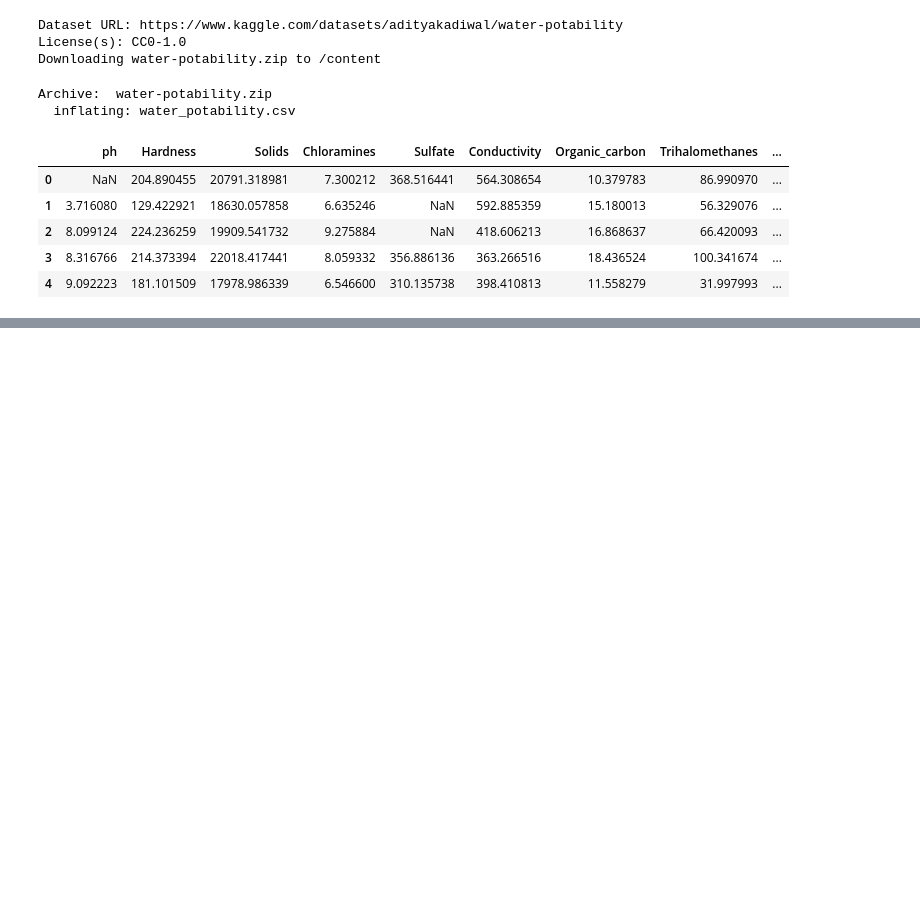
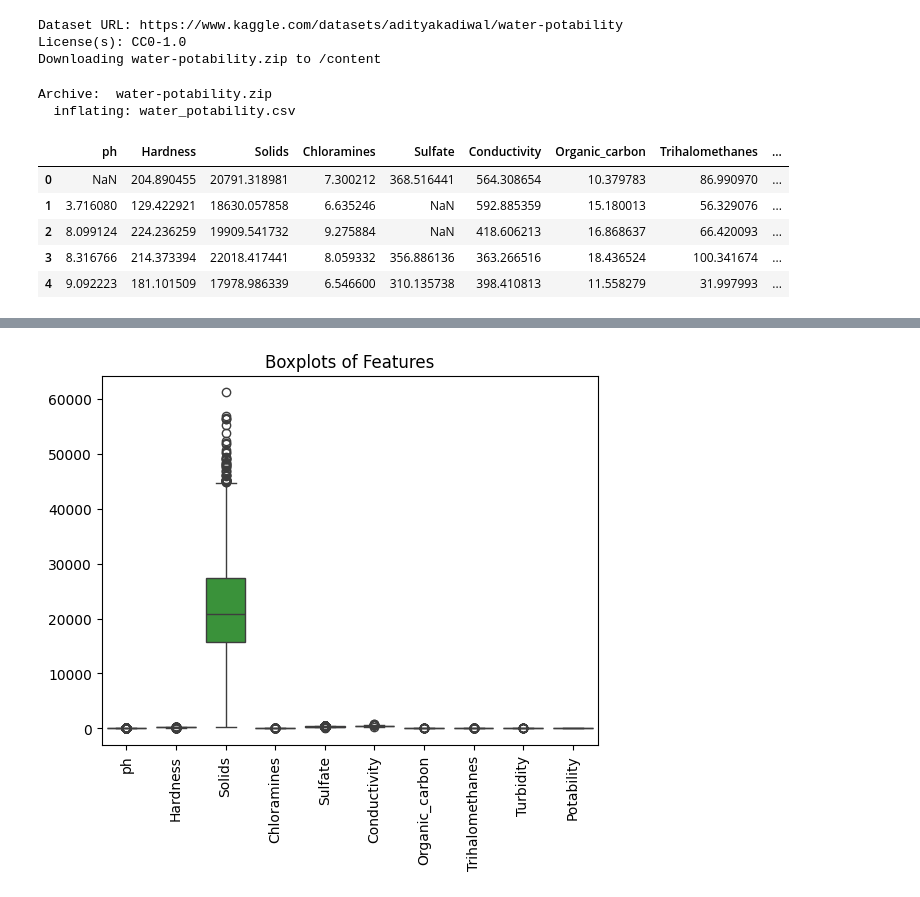
Before and after one commit to Sukriti-124/aqua-safe, a Jupyter notebook: aqua_safe.ipynb, the cells around one changed output, grey strips where cells are left out. Cells and saved outputs as stored; diff of their text form; code cells hidden in the pictures; blank space fills up the shorter version.

```diff
--- a/aqua_safe.ipynb
+++ b/aqua_safe.ipynb
@@ -43,0 +107,9 @@ water_dataset.head()
+# %%
+"""
+replacing ph with mean since distribution is uniform and replacing Sulfate and
+and Trihalomethanes wwitg median since distribution is skewed.
+"""
+water_dataset['ph'] = water_dataset['ph'].fillna(water_dataset['ph'].mean())
+water_dataset['Sulfate'] = water_dataset['Sulfate'].fillna(water_dataset['Sulfate'].median())
+water_dataset['Trihalomethanes'] = water_dataset['Trihalomethanes'].fillna(water_dataset['Trihalomethanes'].median())
+water_dataset.isnull().sum()
@@ -43,0 +141,8 @@ water_dataset.head()
+# %%
+import seaborn as sns
+sns.boxplot(data=water_dataset)
+plt.xticks(rotation=90)
+plt.title("Boxplots of Features")
+plt.show()
+# %% [output]
+[figure, added]
```
Also changed, not shown: parts of 12 cells of this notebook.
